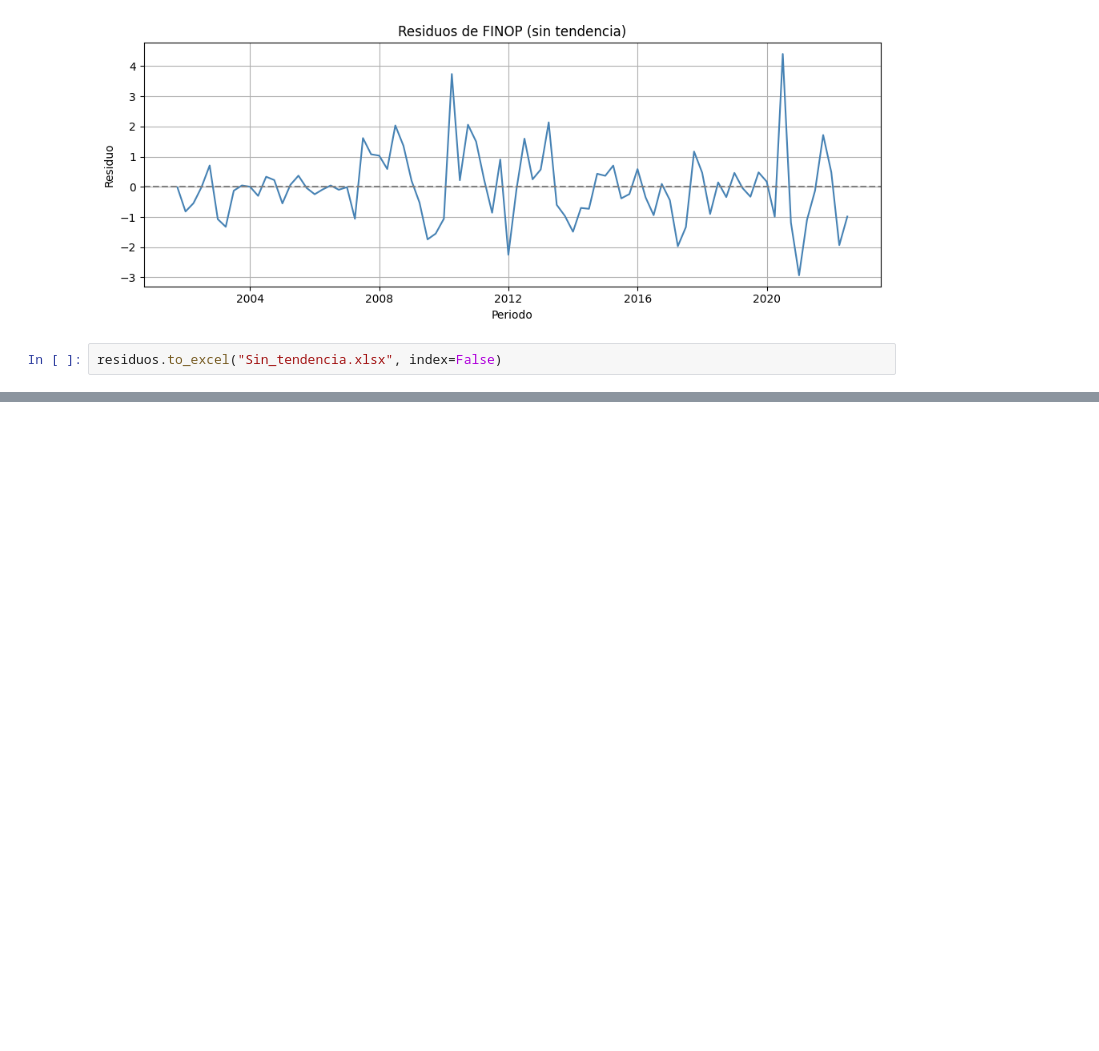
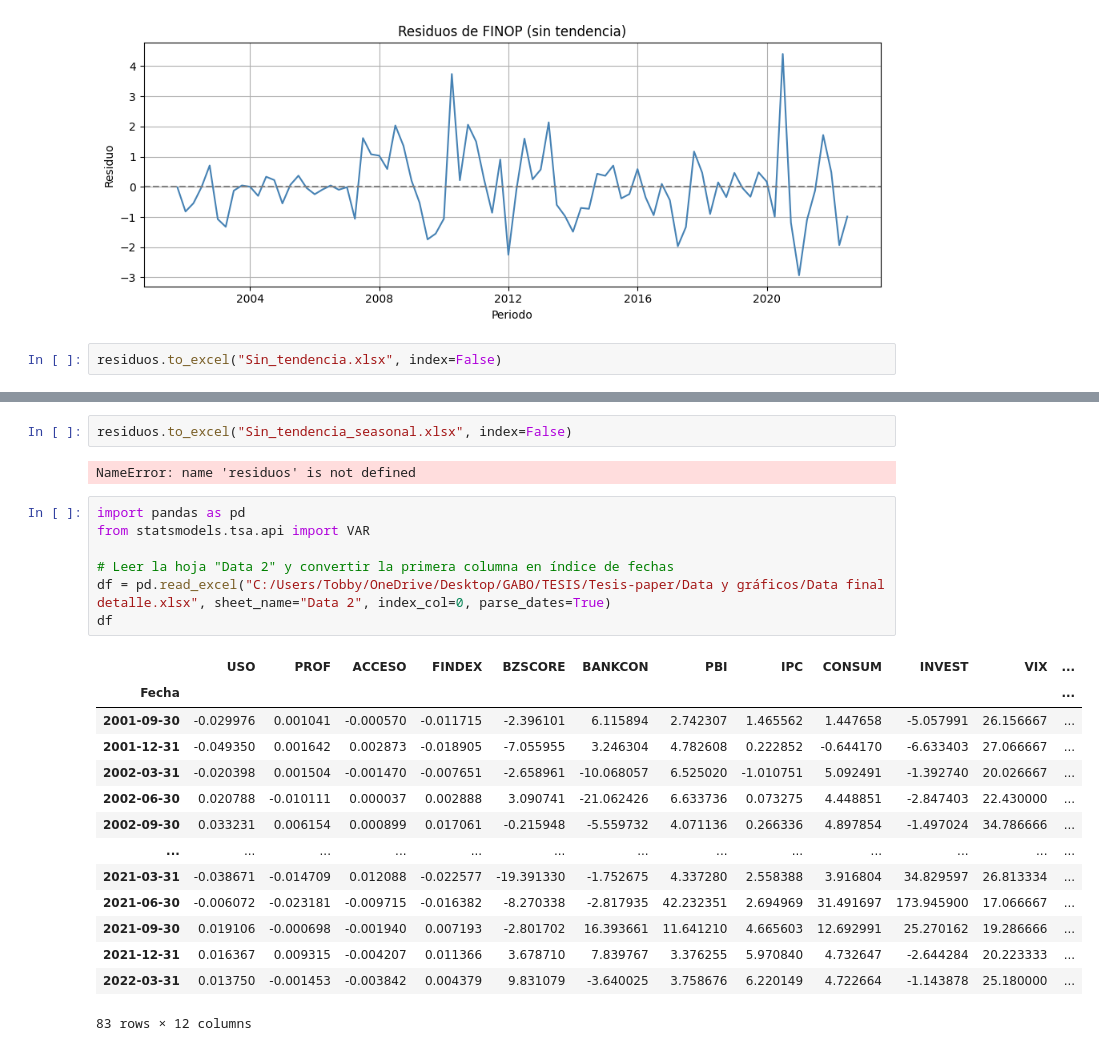
Before and after one commit to GabrielDelCarpio/Tesis-paper, a Jupyter notebook: Data y gráficos/Gráficos de Tesis/Sin tendencia/Filtro_tendencia.ipynb, the cells around one changed output, grey strips where cells are left out. Cells and saved outputs as stored; diff of their text form; blank space fills up the shorter version.

```diff
--- a/Data y gráficos/Gráficos de Tesis/Sin tendencia/Filtro_tendencia.ipynb
+++ b/Data y gráficos/Gráficos de Tesis/Sin tendencia/Filtro_tendencia.ipynb
@@ -166,0 +319,26 @@ residuos.to_excel("Sin_tendencia.xlsx", index=False)
+# %%
+residuos.to_excel("Sin_tendencia_seasonal.xlsx", index=False)
+# %% [output]
+NameError: name 'residuos' is not defined
+# %%
+import pandas as pd
+from statsmodels.tsa.api import VAR
+
+# Leer la hoja "Data 2" y convertir la primera columna en índice de fechas
+df = pd.read_excel("C:/Users/Tobby/OneDrive/Desktop/GABO/TESIS/Tesis-paper/Data y gráficos/Data final detalle.xlsx", sheet_name="Data 2", index_col=0, parse_dates=True)
+df
+# %% [output]
+|  | USO | PROF | ACCESO | FINDEX | BZSCORE | BANKCON | PBI | IPC | CONSUM | INVEST | VIX | ... |
+| Fecha |  |  |  |  |  |  |  |  |  |  |  | ... |
+| 2001-09-30 | -0.029976 | 0.001041 | -0.000570 | -0.011715 | -2.396101 | 6.115894 | 2.742307 | 1.465562 | 1.447658 | -5.057991 | 26.156667 | ... |
+| 2001-12-31 | -0.049350 | 0.001642 | 0.002873 | -0.018905 | -7.055955 | 3.246304 | 4.782608 | 0.222852 | -0.644170 | -6.633403 | 27.066667 | ... |
+| 2002-03-31 | -0.020398 | 0.001504 | -0.001470 | -0.007651 | -2.658961 | -10.068057 | 6.525020 | -1.010751 | 5.092491 | -1.392740 | 20.026667 | ... |
+| 2002-06-30 | 0.020788 | -0.010111 | 0.000037 | 0.002888 | 3.090741 | -21.062426 | 6.633736 | 0.073275 | 4.448851 | -2.847403 | 22.430000 | ... |
+| 2002-09-30 | 0.033231 | 0.006154 | 0.000899 | 0.017061 | -0.215948 | -5.559732 | 4.071136 | 0.266336 | 4.897854 | -1.497024 | 34.786666 | ... |
+| ... | ... | ... | ... | ... | ... | ... | ... | ... | ... | ... | ... | ... |
+| 2021-03-31 | -0.038671 | -0.014709 | 0.012088 | -0.022577 | -19.391330 | -1.752675 | 4.337280 | 2.558388 | 3.916804 | 34.829597 | 26.813334 | ... |
+| 2021-06-30 | -0.006072 | -0.023181 | -0.009715 | -0.016382 | -8.270338 | -2.817935 | 42.232351 | 2.694969 | 31.491697 | 173.945900 | 17.066667 | ... |
+| 2021-09-30 | 0.019106 | -0.000698 | -0.001940 | 0.007193 | -2.801702 | 16.393661 | 11.641210 | 4.665603 | 12.692991 | 25.270162 | 19.286666 | ... |
+| 2021-12-31 | 0.016367 | 0.009315 | -0.004207 | 0.011366 | 3.678710 | 7.839767 | 3.376255 | 5.970840 | 4.732647 | -2.644284 | 20.223333 | ... |
+| 2022-03-31 | 0.013750 | -0.001453 | -0.003842 | 0.004379 | 9.831079 | -3.640025 | 3.758676 | 6.220149 | 4.722664 | -1.143878 | 25.180000 | ... |
+83 rows × 12 columns
```
Also changed, not shown: parts of 14 cells of this notebook.
